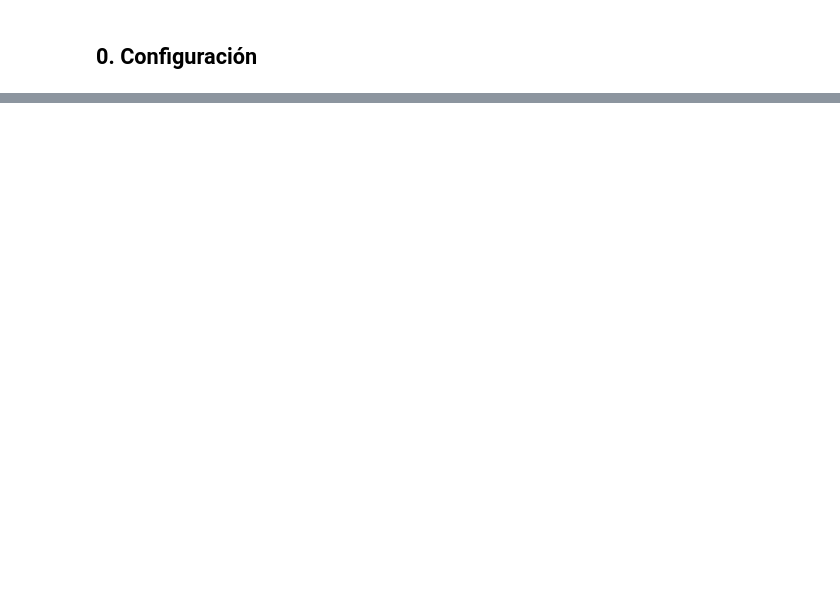
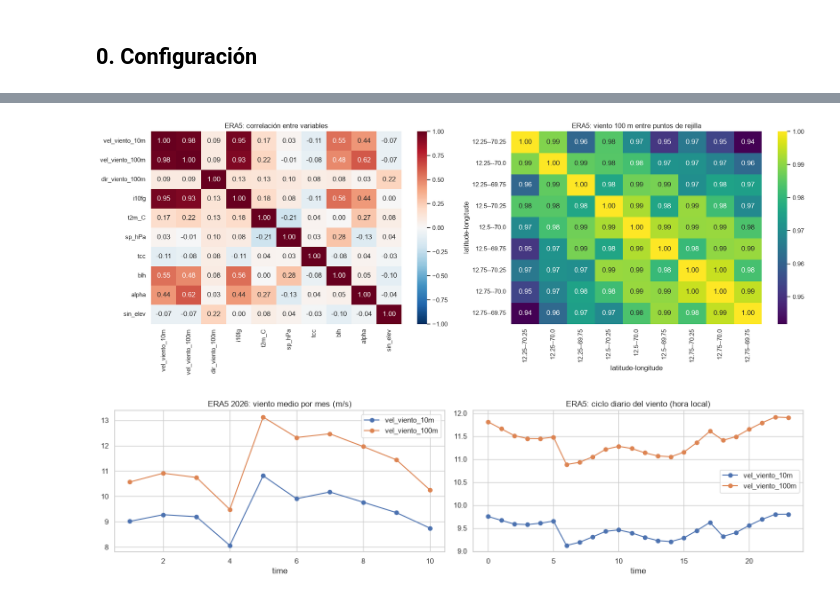
Before and after one commit to ginolevanoDev/PROYECTO_COMP_I, a Jupyter notebook: notebooks/EDA_Aruba_Energia.ipynb, the cells around one changed output, grey strips where cells are left out. Drawn from its saved outputs; the diff is of its cells as text; code cells hidden in the pictures; blank space fills up the shorter version.

```diff
--- a/notebooks/EDA_Aruba_Energia.ipynb
+++ b/notebooks/EDA_Aruba_Energia.ipynb
@@ -576,0 +430,23 @@ Persistencia t+15 min → RMSE = 286.9 kW | R² = 0.994   (línea base a superar
+# %%
+def seno_elevacion_solar(t_utc, lat=12.5, lon=-70.0):
+    # Seno de la elevación solar (fórmula astronómica simplificada, error < 1°)
+    doy = t_utc.dt.dayofyear.values; h = (t_utc.dt.hour + t_utc.dt.minute / 60).values
+    g = 2 * np.pi / 365 * (doy - 1 + (h - 12) / 24)
+    dec = 0.006918 - 0.399912*np.cos(g) + 0.070257*np.sin(g) - 0.006758*np.cos(2*g) + 0.000907*np.sin(2*g)
+    eot = 229.18 * (0.000075 + 0.001868*np.cos(g) - 0.032077*np.sin(g) - 0.014615*np.cos(2*g) - 0.040849*np.sin(2*g))
+    H = np.radians(15 * (h + lon / 15 + eot / 60 - 12))
+    phi = np.radians(lat)
+    return np.sin(phi)*np.sin(dec) + np.cos(phi)*np.cos(dec)*np.cos(H)
+
+era["sin_elev"] = seno_elevacion_solar(era.time)
+cic = era.groupby(era.time.dt.hour).agg(ssrd_Wm2=("ssrd_Wm2", "mean"), ssrd_min=("ssrd_Wm2", "min"),
+                                        nulos=("ssrd_Wm2", lambda s: s.isna().mean()), sol=("sin_elev", lambda s: (s.clip(0)).mean()))
+display(cic.round(2).T)
+print(f"Valores negativos de ssrd: {(era.ssrd_Wm2 < 0).mean():.1%} | horas siempre vacías (UTC): {cic.index[cic.nulos == 1].tolist()}")
+print(f"Media de ssrd: {era.ssrd_Wm2.mean():.1f} W/m² (esperable en Aruba ≈ 230–260 W/m²)")
+print(f"Correlación ssrd vs elevación solar (sin(elev)⁺): {era.ssrd_Wm2.corr(era.sin_elev.clip(0)):.2f}")
+fig, ax = plt.subplots(figsize=(10, 4))
+ax.plot(cic.index, cic.ssrd_Wm2, marker="o", label="ssrd_Wm2 ERA5 (fichero)")
+ax.plot(cic.index, cic.sol * 1000, marker="s", label="1000·sin(elevación solar)⁺ (teórico)")
+ax.axhline(0, c="k", lw=.8); ax.set_xlabel("hora UTC"); ax.set_title("Radiación: fichero vs geometría solar"); ax.legend()
+plt.show()
@@ -576,0 +468,19 @@ Persistencia t+15 min → RMSE = 286.9 kW | R² = 0.994   (línea base a superar
+# %%
+era.loc[:, "ssrd_Wm2"] = np.nan   # se invalida para el resto del análisis
+# %%
+ERA_VARS = ["vel_viento_10m", "vel_viento_100m", "dir_viento_100m", "i10fg", "t2m_C", "sp_hPa", "tcc", "blh", "alpha", "sin_elev"]
+fig, ax = plt.subplots(1, 2, figsize=(18, 6.5))
+sns.heatmap(era[ERA_VARS].corr(), annot=True, fmt=".2f", cmap="RdBu_r", center=0, vmin=-1, vmax=1, ax=ax[0])
+ax[0].set_title("ERA5: correlación entre variables")
+P = era.pivot_table(index="time", columns=["latitude", "longitude"], values="vel_viento_100m")
+sns.heatmap(P.corr(), annot=True, fmt=".2f", cmap="viridis", ax=ax[1]); ax[1].set_title("ERA5: viento 100 m entre puntos de rejilla")
+plt.tight_layout(); plt.show()
+m = era.groupby(era.time.dt.month)[["vel_viento_10m", "vel_viento_100m"]].mean()
+fig, ax = plt.subplots(1, 2, figsize=(15, 4))
+m[["vel_viento_10m", "vel_viento_100m"]].plot(ax=ax[0], marker="o"); ax[0].set_title("ERA5 2026: viento medio por mes (m/s)")
+era.groupby(era.time.dt.tz_convert(TZ_LOCAL).dt.hour)[["vel_viento_10m", "vel_viento_100m"]].mean().plot(ax=ax[1], marker="o")
+ax[1].set_title("ERA5: ciclo diario del viento (hora local)")
+plt.tight_layout(); plt.show()
+# %% [output]
+[figure, added]
+[figure, added]
```
Also changed, not shown: parts of 73 cells of this notebook, 12 other files.
